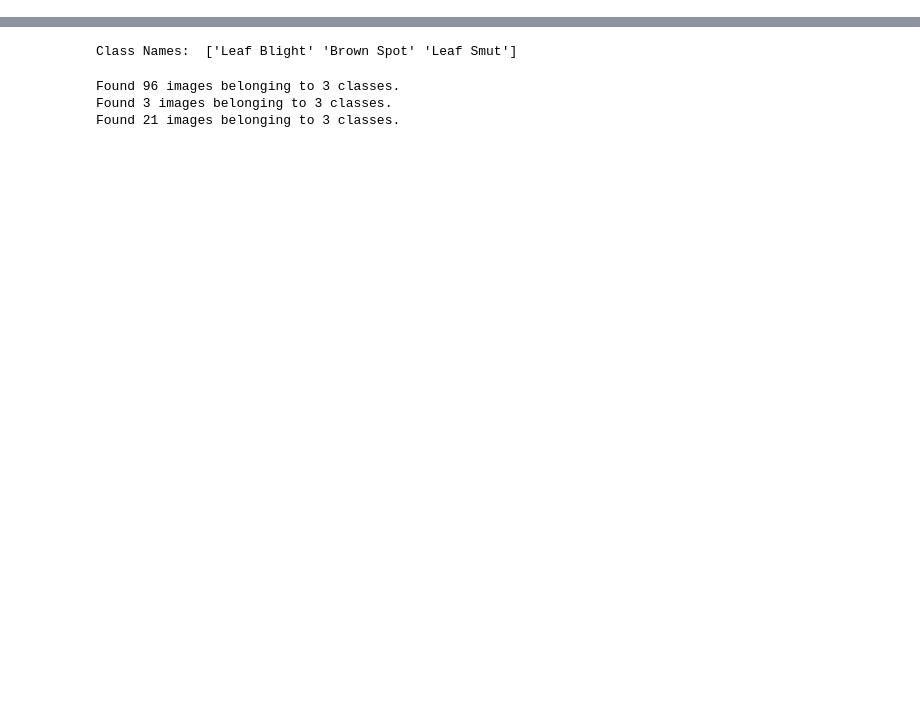
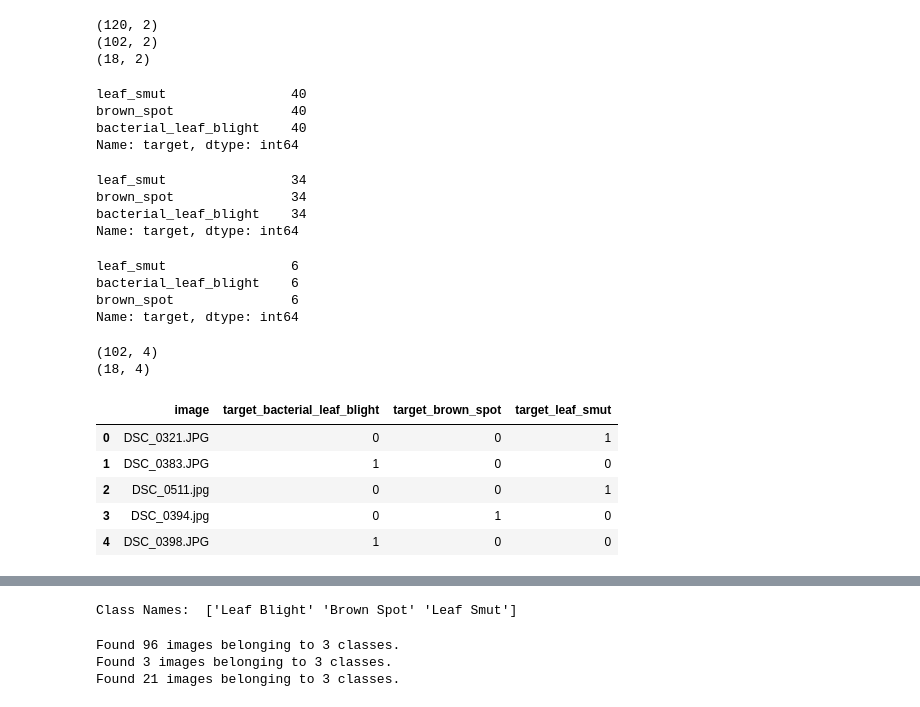
Before and after one commit to raffiainuls/Rice-Leaf-Disease-Classification-CNN, a Jupyter notebook: Splitting&Augmentasi.ipynb, the cells around one changed output, grey strips where cells are left out. Cells and saved outputs as stored; diff of their text form; code cells hidden in the pictures; blank space fills up the shorter version.

```diff
--- a/Splitting&Augmentasi.ipynb
+++ b/Splitting&Augmentasi.ipynb
@@ -38,0 +102,73 @@ with open('/root/.kaggle/kaggle.json', 'w') as file:
+# %%
+# Create df_data, df_train and df_val
+
+df_data = pd.concat([df_leaf_smut, df_brown_spot, df_bacterial_leaf_blight], axis=0).reset_index(drop=True)
+
+df_train = \
+pd.concat([df_leaf_smut_train, df_brown_spot_train, df_bacterial_leaf_blight_train], axis=0).reset_index(drop=True)
+
+df_val = \
+pd.concat([df_leaf_smut_val, df_brown_spot_val, df_bacterial_leaf_blight_val], axis=0).reset_index(drop=True)
+
+df_data = shuffle(df_data)
+df_train = shuffle(df_train)
+df_val = shuffle(df_val)
+
+print(df_data.shape)
+print(df_train.shape)
+print(df_val.shape)
+# %% [output]
+(120, 2)
+(102, 2)
+(18, 2)
+# %%
+df_data['target'].value_counts()
+# %% [output]
+leaf_smut                40
+brown_spot               40
+bacterial_leaf_blight    40
+Name: target, dtype: int64
+# %%
+df_train['target'].value_counts()
+# %% [output]
+leaf_smut                34
+brown_spot               34
+bacterial_leaf_blight    34
+Name: target, dtype: int64
+# %%
+df_val['target'].value_counts()
+# %% [output]
+leaf_smut                6
+bacterial_leaf_blight    6
+brown_spot               6
+Name: target, dtype: int64
+# %%
+# Create the target as index values
+
+# combine val, train and test
+val_len = len(df_val)
+train_len = len(df_train)
+df_combined =  pd.concat(objs=[df_val, df_train], axis=0).reset_index(drop=True)
+
+# create the dummy variables
+df_combined = pd.get_dummies(df_combined, columns=['target'])
+
+# separate the train and val sets
+df_val = df_combined[:val_len]
+df_train = df_combined[val_len:]
+
+
+print(df_train.shape)
+print(df_val.shape)
+# %% [output]
+(102, 4)
+(18, 4)
+# %%
+df_combined.head()
+# %% [output]
+|  | image | target_bacterial_leaf_blight | target_brown_spot | target_leaf_smut |
+| 0 | DSC_0321.JPG | 0 | 0 | 1 |
+| 1 | DSC_0383.JPG | 1 | 0 | 0 |
+| 2 | DSC_0511.jpg | 0 | 0 | 1 |
+| 3 | DSC_0394.jpg | 0 | 1 | 0 |
+| 4 | DSC_0398.JPG | 1 | 0 | 0 |
```
Also changed, not shown: parts of 21 cells of this notebook.
